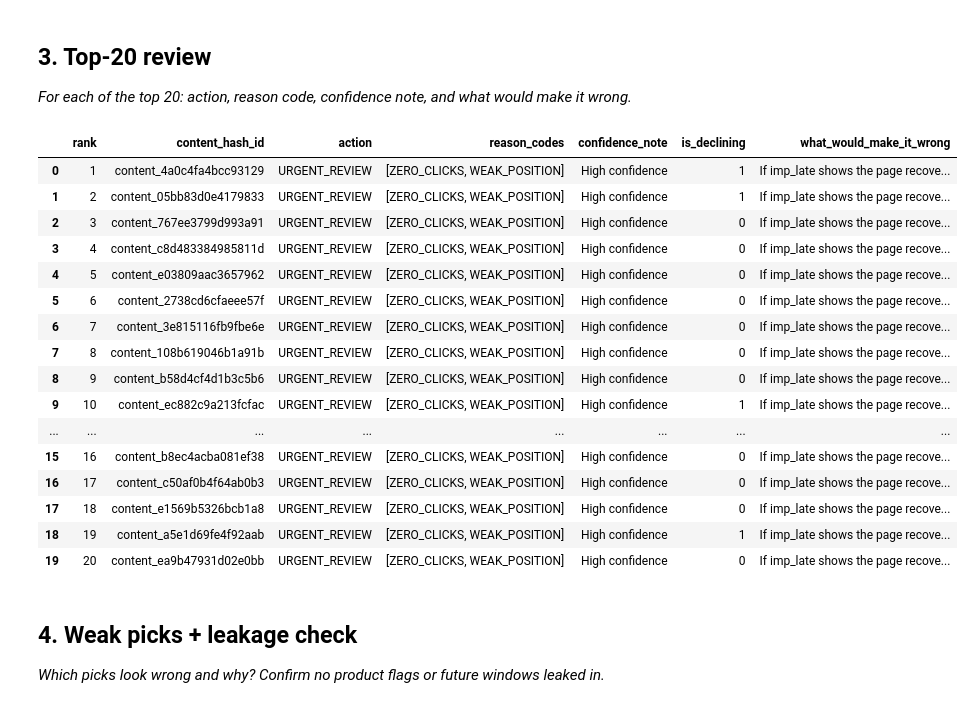
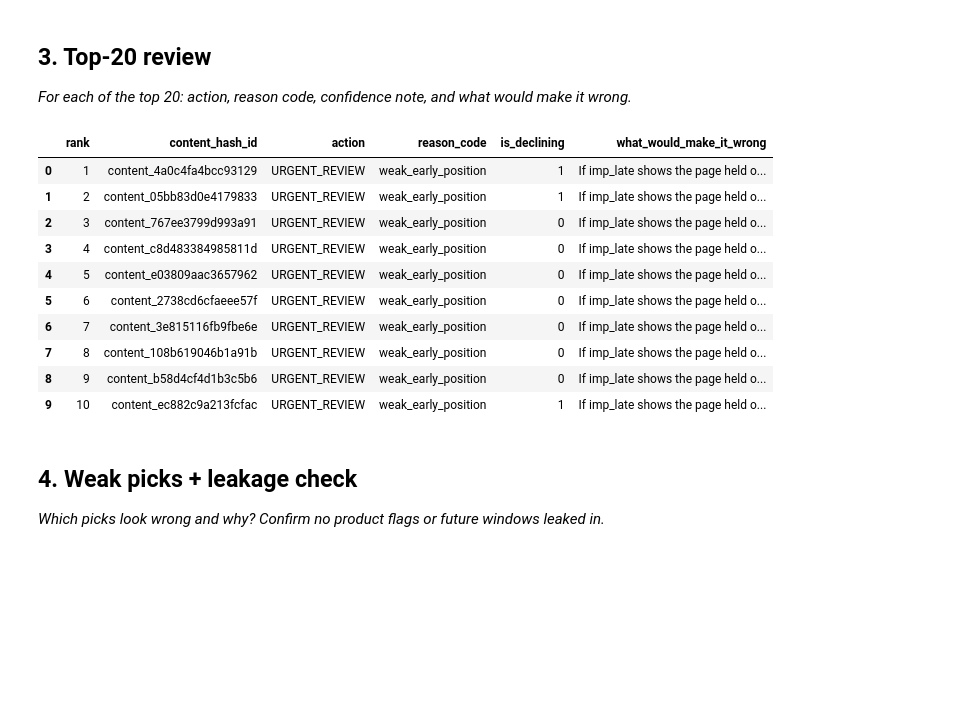
Before and after one commit to MuhammadBilalFarooq/Assignment1, a Jupyter notebook: work/notebooks/w04_baseline_score.ipynb, the cells around one changed output. Saved outputs shown, nothing was run; the diff lists cells and outputs as text; code cells hidden in the pictures; blank space fills up the shorter version.

```diff
--- a/work/notebooks/w04_baseline_score.ipynb
+++ b/work/notebooks/w04_baseline_score.ipynb
@@ -66,0 +88,22 @@ Flagged: 60563 of 92548
+# %%
+print("=== Signal Test 1: Volume (revised, log-scaled quintiles) ===")
+print("Claim: Pages with higher early-March impression volume are LESS likely to be declining.")
+
+features['log_imp_early'] = np.log1p(features['imp_early'])
+features['volume_quintile'] = pd.qcut(features['log_imp_early'], q=5, labels=['q1_lowest', 'q2', 'q3', 'q4', 'q5_highest'])
+
+vol_test2 = features.groupby('volume_quintile', observed=True)['is_declining'].agg(['mean', 'count'])
+print(vol_test2)
+
+valid2 = vol_test2[vol_test2['count'] >= 50]
+spread = valid2['mean'].max() - valid2['mean'].min()
+if valid2['mean'].is_monotonic_decreasing and spread >= 0.05:
+    verdict1 = "CONFIRMED"
+elif valid2['mean'].is_monotonic_increasing and spread >= 0.05:
+    verdict1 = "OPPOSITE"
+elif spread < 0.05:
+    verdict1 = "MIXED"
+else:
+    verdict1 = "MIXED"
+print(f"\nSpread across quintiles: {spread:.3f}")
+print(f"Verdict: {verdict1}")
@@ -144,36 +190,26 @@ Base rate (share actually declining): 0.286
 
 *For each of the top 20: action, reason code, confidence note, and what would make it wrong.*
 # %%
-top20 = ranked.head(20).copy()
-top20['confidence_note'] = top20['reason_codes'].apply(
-    lambda r: 'High confidence' if len(r) >= 2 else 'Moderate confidence'
-)
-top20['what_would_make_it_wrong'] = (
-    "If imp_late shows the page recovered impressions despite early weak signals, "
-    "or if the page was intentionally deprioritized (e.g. merged/redirected) rather than organically declining."
+top10 = ranked.head(10).copy()
+top10['what_would_make_it_wrong'] = (
+    "If imp_late shows the page held or grew impressions despite weak early position, "
+    "or the page was deliberately deprioritized (merged/redirected) rather than organically declining."
 )
 
-review_cols = ['rank', 'content_hash_id', 'action', 'reason_codes',
-               'confidence_note', 'is_declining', 'what_would_make_it_wrong']
-top20[review_cols]
+review_cols = ['rank', 'content_hash_id', 'action', 'reason_code', 'is_declining', 'what_would_make_it_wrong']
+top10[review_cols]
 # %% [output]
-|  | rank | content_hash_id | action | reason_codes | confidence_note | is_declining | what_would_make_it_wrong |
-| 0 | 1 | content_4a0c4fa4bcc93129 | URGENT_REVIEW | [ZERO_CLICKS, WEAK_POSITION] | High confidence | 1 | If imp_late shows the page recove... |
-| 1 | 2 | content_05bb83d0e4179833 | URGENT_REVIEW | [ZERO_CLICKS, WEAK_POSITION] | High confidence | 1 | If imp_late shows the page recove... |
-| 2 | 3 | content_767ee3799d993a91 | URGENT_REVIEW | [ZERO_CLICKS, WEAK_POSITION] | High confidence | 0 | If imp_late shows the page recove... |
-| 3 | 4 | content_c8d483384985811d | URGENT_REVIEW | [ZERO_CLICKS, WEAK_POSITION] | High confidence | 0 | If imp_late shows the page recove... |
-| 4 | 5 | content_e03809aac3657962 | URGENT_REVIEW | [ZERO_CLICKS, WEAK_POSITION] | High confidence | 0 | If imp_late shows the page recove... |
-| 5 | 6 | content_2738cd6cfaeee57f | URGENT_REVIEW | [ZERO_CLICKS, WEAK_POSITION] | High confidence | 0 | If imp_late shows the page recove... |
-| 6 | 7 | content_3e815116fb9fbe6e | URGENT_REVIEW | [ZERO_CLICKS, WEAK_POSITION] | High confidence | 0 | If imp_late shows the page recove... |
-| 7 | 8 | content_108b619046b1a91b | URGENT_REVIEW | [ZERO_CLICKS, WEAK_POSITION] | High confidence | 0 | If imp_late shows the page recove... |
-| 8 | 9 | content_b58d4cf4d1b3c5b6 | URGENT_REVIEW | [ZERO_CLICKS, WEAK_POSITION] | High confidence | 0 | If imp_late shows the page recove... |
-| 9 | 10 | content_ec882c9a213fcfac | URGENT_REVIEW | [ZERO_CLICKS, WEAK_POSITION] | High confidence | 1 | If imp_late shows the page recove... |
-| ... | ... | ... | ... | ... | ... | ... | ... |
-| 15 | 16 | content_b8ec4acba081ef38 | URGENT_REVIEW | [ZERO_CLICKS, WEAK_POSITION] | High confidence | 0 | If imp_late shows the page recove... |
-| 16 | 17 | content_c50af0b4f64ab0b3 | URGENT_REVIEW | [ZERO_CLICKS, WEAK_POSITION] | High confidence | 0 | If imp_late shows the page recove... |
-| 17 | 18 | content_e1569b5326bcb1a8 | URGENT_REVIEW | [ZERO_CLICKS, WEAK_POSITION] | High confidence | 0 | If imp_late shows the page recove... |
-| 18 | 19 | content_a5e1d69fe4f92aab | URGENT_REVIEW | [ZERO_CLICKS, WEAK_POSITION] | High confidence | 1 | If imp_late shows the page recove... |
-| 19 | 20 | content_ea9b47931d02e0bb | URGENT_REVIEW | [ZERO_CLICKS, WEAK_POSITION] | High confidence | 0 | If imp_late shows the page recove... |
+|  | rank | content_hash_id | action | reason_code | is_declining | what_would_make_it_wrong |
+| 0 | 1 | content_4a0c4fa4bcc93129 | URGENT_REVIEW | weak_early_position | 1 | If imp_late shows the page held o... |
+| 1 | 2 | content_05bb83d0e4179833 | URGENT_REVIEW | weak_early_position | 1 | If imp_late shows the page held o... |
+| 2 | 3 | content_767ee3799d993a91 | URGENT_REVIEW | weak_early_position | 0 | If imp_late shows the page held o... |
+| 3 | 4 | content_c8d483384985811d | URGENT_REVIEW | weak_early_position | 0 | If imp_late shows the page held o... |
+| 4 | 5 | content_e03809aac3657962 | URGENT_REVIEW | weak_early_position | 0 | If imp_late shows the page held o... |
+| 5 | 6 | content_2738cd6cfaeee57f | URGENT_REVIEW | weak_early_position | 0 | If imp_late shows the page held o... |
+| 6 | 7 | content_3e815116fb9fbe6e | URGENT_REVIEW | weak_early_position | 0 | If imp_late shows the page held o... |
+| 7 | 8 | content_108b619046b1a91b | URGENT_REVIEW | weak_early_position | 0 | If imp_late shows the page held o... |
+| 8 | 9 | content_b58d4cf4d1b3c5b6 | URGENT_REVIEW | weak_early_position | 0 | If imp_late shows the page held o... |
+| 9 | 10 | content_ec882c9a213fcfac | URGENT_REVIEW | weak_early_position | 1 | If imp_late shows the page held o... |
 # %% [markdown]
 ## 4. Weak picks + leakage check
 
```
Also changed, not shown: parts of 7 cells of this notebook.
